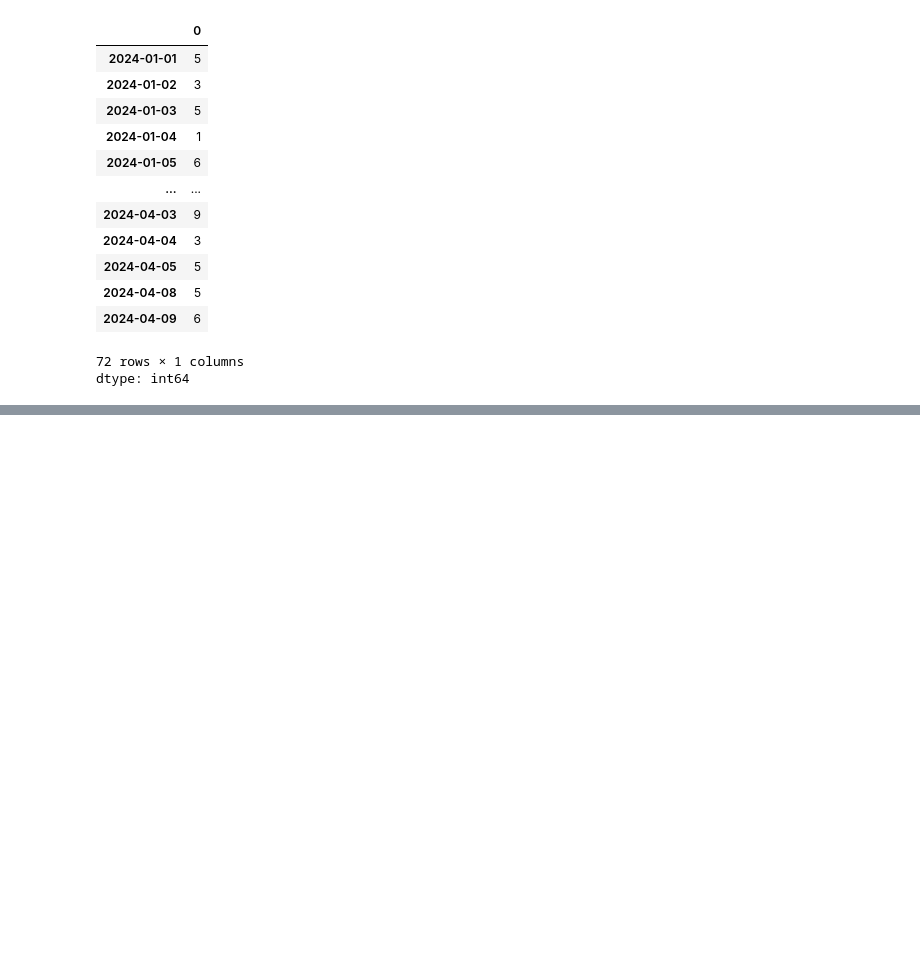
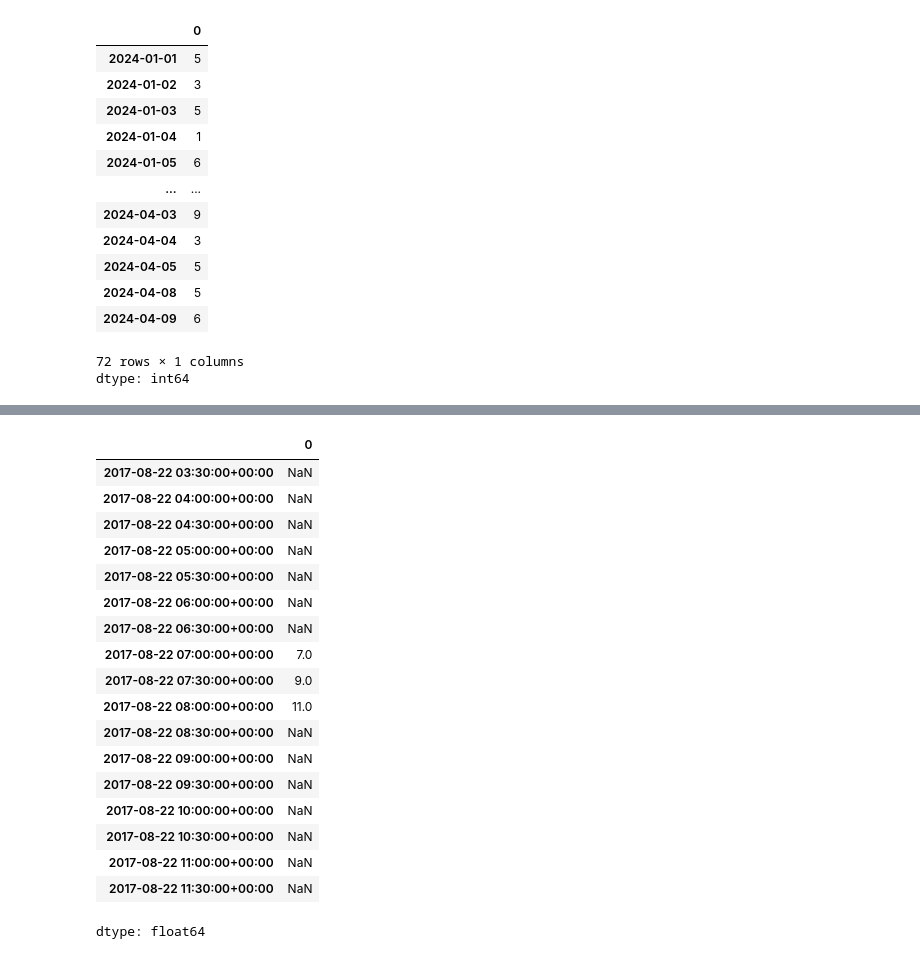
Before and after one commit to Skytech-cell/My-time-series-project, a Jupyter notebook: TimeSeries.ipynb, the cells around one changed output, grey strips where cells are left out. Cells and saved outputs as stored; diff of their text form; code cells hidden in the pictures; blank space fills up the shorter version.

```diff
--- a/TimeSeries.ipynb
+++ b/TimeSeries.ipynb
@@ -263,0 +760,4 @@ dtype: int64
+# %%
+rng=pd.date_range(start='2017-08-22 09:00:00',periods=10,freq='30min')
+s=pd.Series(range(10),index=rng)
+s
@@ -263,0 +777,3 @@ dtype: int64
+# %%
+b=s.tz_localize(tz='Europe/berlin')
+b
@@ -263,0 +802,3 @@ dtype: int64
+# %%
+m=s.tz_localize(tz='Asia/Calcutta')
+m
@@ -263,0 +818,22 @@ dtype: int64
+# %%
+b+m
+# %% [output]
+|  | 0 |
+| 2017-08-22 03:30:00+00:00 | NaN |
+| 2017-08-22 04:00:00+00:00 | NaN |
+| 2017-08-22 04:30:00+00:00 | NaN |
+| 2017-08-22 05:00:00+00:00 | NaN |
+| 2017-08-22 05:30:00+00:00 | NaN |
+| 2017-08-22 06:00:00+00:00 | NaN |
+| 2017-08-22 06:30:00+00:00 | NaN |
+| 2017-08-22 07:00:00+00:00 | 7.0 |
+| 2017-08-22 07:30:00+00:00 | 9.0 |
+| 2017-08-22 08:00:00+00:00 | 11.0 |
+| 2017-08-22 08:30:00+00:00 | NaN |
+| 2017-08-22 09:00:00+00:00 | NaN |
+| 2017-08-22 09:30:00+00:00 | NaN |
+| 2017-08-22 10:00:00+00:00 | NaN |
+| 2017-08-22 10:30:00+00:00 | NaN |
+| 2017-08-22 11:00:00+00:00 | NaN |
+| 2017-08-22 11:30:00+00:00 | NaN |
+dtype: float64
```
Also changed, not shown: parts of 79 cells of this notebook.
